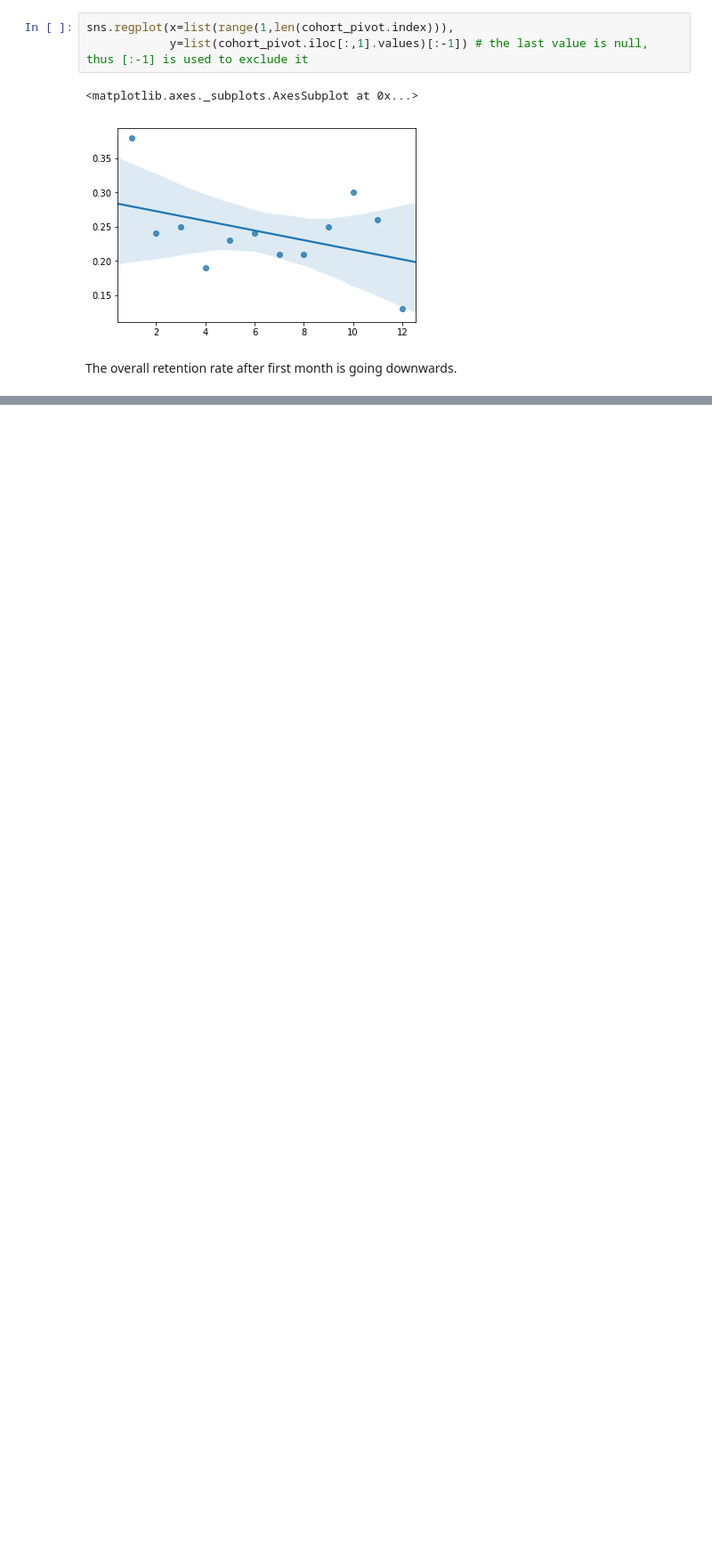
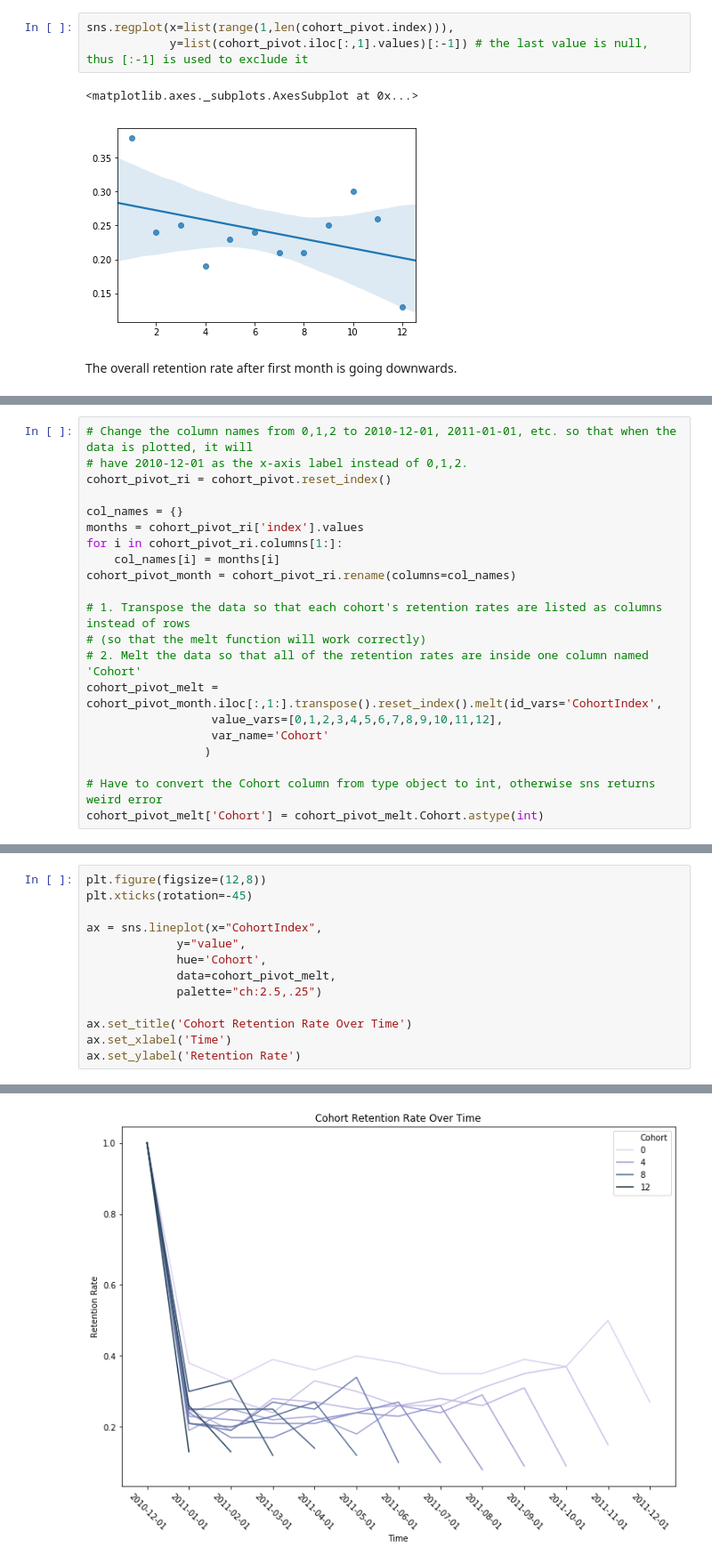
Before and after one commit to guocheng/data-analysis, a Jupyter notebook: Cohort_Analysis/Cohort Analysis.ipynb, the cells around one changed output, grey strips where cells are left out. Shown: that part at 89% size. Cells and saved outputs as stored; diff of their text form; blank space fills up the shorter version.

Commit message:
Added cohort line chart

```diff
--- a/Cohort_Analysis/Cohort Analysis.ipynb
+++ b/Cohort_Analysis/Cohort Analysis.ipynb
@@ -85,0 +88,21 @@ The overall retention rate after first month is going downwards.
+# %%
+# Change the column names from 0,1,2 to 2010-12-01, 2011-01-01, etc. so that when the data is plotted, it will
+# have 2010-12-01 as the x-axis label instead of 0,1,2.
+cohort_pivot_ri = cohort_pivot.reset_index()
+
+col_names = {}
+months = cohort_pivot_ri['index'].values
+for i in cohort_pivot_ri.columns[1:]:
+    col_names[i] = months[i]
+cohort_pivot_month = cohort_pivot_ri.rename(columns=col_names)
+
+# 1. Transpose the data so that each cohort's retention rates are listed as columns instead of rows
+# (so that the melt function will work correctly)
+# 2. Melt the data so that all of the retention rates are inside one column named 'Cohort'
+cohort_pivot_melt = cohort_pivot_month.iloc[:,1:].transpose().reset_index().melt(id_vars='CohortIndex',
+                  value_vars=[0,1,2,3,4,5,6,7,8,9,10,11,12],
+                  var_name='Cohort'
+                 )
+
+# Have to convert the Cohort column from type object to int, otherwise sns returns weird error
+cohort_pivot_melt['Cohort'] = cohort_pivot_melt.Cohort.astype(int)
@@ -85,0 +118,14 @@ The overall retention rate after first month is going downwards.
+# %%
+plt.figure(figsize=(12,8))
+plt.xticks(rotation=-45)
+
+ax = sns.lineplot(x="CohortIndex",
+             y="value",
+             hue='Cohort',
+             data=cohort_pivot_melt,
+             palette="ch:2.5,.25")
+
+ax.set_title('Cohort Retention Rate Over Time')
+ax.set_xlabel('Time')
+ax.set_ylabel('Retention Rate')
+# %% [output]
@@ -85,0 +133 @@ The overall retention rate after first month is going downwards.
+[figure, added]
```
Also changed, not shown: parts of 7 cells of this notebook, 1 other file.
